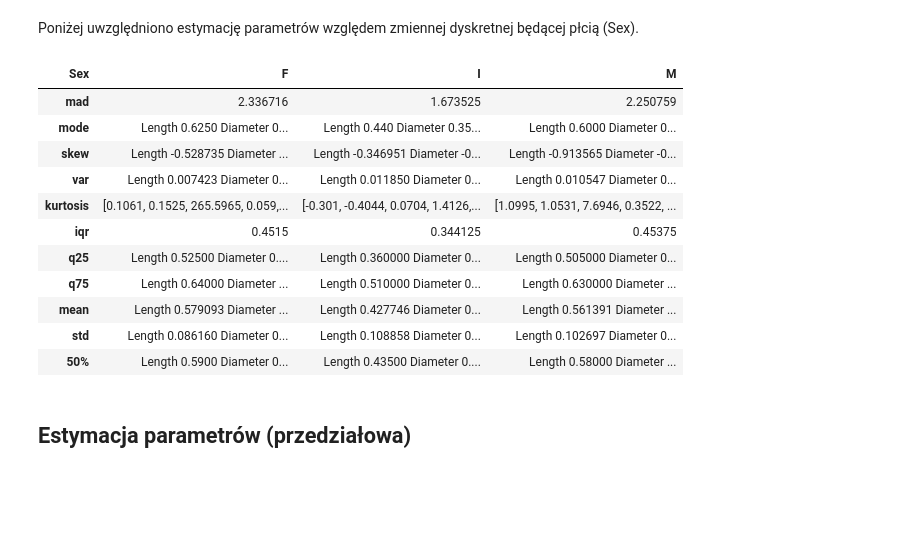
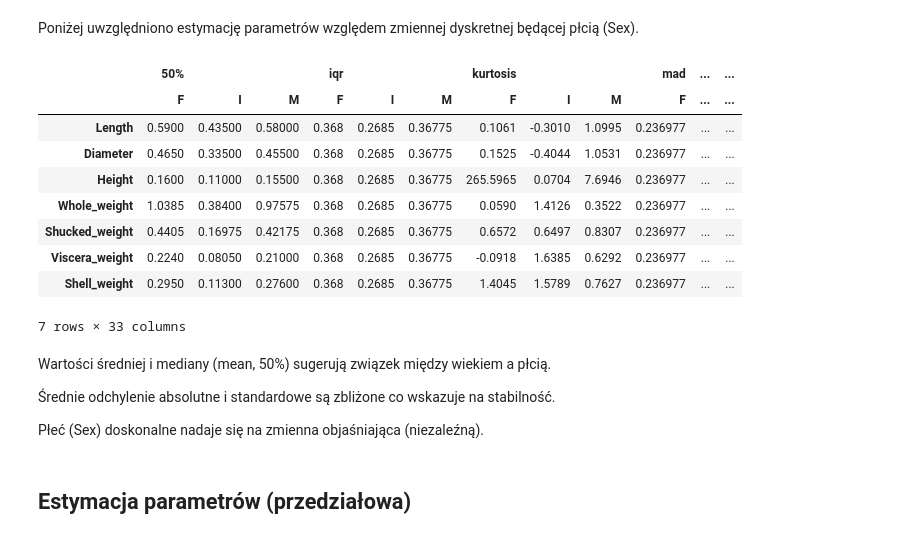
Before and after one commit to czajkowski-szymon/sip, a Jupyter notebook: test.ipynb, the cells around one changed output. Drawn from its saved outputs; the diff is of its cells as text; code cells hidden in the pictures; blank space fills up the shorter version.

```diff
--- a/test.ipynb
+++ b/test.ipynb
@@ -164,41 +164,56 @@ desc[['mean','std','mad','50%','mode','var','kurtosis','skew','iqr','q25','q75']
 # %% [markdown]
 Poniżej uwzględniono estymację parametrów względem zmiennej dyskretnej będącej płcią (Sex).
 # %%
+import pandas as pd
+import numpy as np
 from scipy import stats
 
 def calculate_stats(group):
-    stats_dict = {}
-    stats_dict['mad'] = np.mean(np.abs(group - np.mean(group)))
-    stats_dict['mode'] = group.mode().iloc[0] if not group.mode().empty else np.nan
-    stats_dict['skew'] = group.skew()
-    stats_dict['var'] = group.var()
-    stats_dict['kurtosis'] = np.round( stats.kurtosis(group, nan_policy='omit'), 4)
-    stats_dict['iqr'] = stats.iqr(group)
-    stats_dict['q25'] = group.quantile(0.25)
-    stats_dict['q75'] = group.quantile(0.75)
-    stats_dict['mean'] = group.mean()
-    stats_dict['std'] = group.std()
-    stats_dict['50%'] = group.median()
-    return pd.Series(stats_dict)
+    return pd.DataFrame({
+        'mad': np.mean(np.abs(group - np.mean(group))),
+        'mode': group.mode().iloc[0] if not group.mode().empty else np.nan,
+        'skew': group.skew(),
+        'var': group.var(),
+        'kurtosis': np.round(stats.kurtosis(group, nan_policy='omit'), 4),
+        'iqr': stats.iqr(group),
+        'q25': group.quantile(0.25),
+        'q75': group.quantile(0.75),
+        'mean': group.mean(),
+        'std': group.std(),
+        '50%': group.median()
+    }, index=group.columns)
 
 desc_by_sex = df.groupby("Sex")[numeric_columns].apply(calculate_stats)
 
-desc_by_sex = desc_by_sex.T
+desc_by_sex = desc_by_sex.unstack(level=0)
+
+desc_by_sex.columns = ['{}_{}'.format(stat, sex) for stat, sex in desc_by_sex.columns]
+desc_by_sex = desc_by_sex[[col for stat in ['mad', 'mode', 'skew', 'var', 'kurtosis', 'iqr', 'q25', 'q75', 'mean', 'std', '50%']
+                           for col in sorted(desc_by_sex.columns) if col.startswith(stat)]]
+
+desc_by_sex.columns = pd.MultiIndex.from_tuples([(stat, sex) for stat_sex in desc_by_sex.columns
+                                                  for stat, sex in [stat_sex.split('_')]])
+
+desc_by_sex = desc_by_sex.sort_index(axis=1, level=[0, 1])
 
 desc_by_sex
 # %% [output]
-| Sex | F | I | M |
-| mad | 2.336716 | 1.673525 | 2.250759 |
-| mode | Length 0.6250 Diameter 0... | Length 0.440 Diameter 0.35... | Length 0.6000 Diameter 0... |
-| skew | Length -0.528735 Diameter ... | Length -0.346951 Diameter -0... | Length -0.913565 Diameter -0... |
-| var | Length 0.007423 Diameter 0... | Length 0.011850 Diameter 0... | Length 0.010547 Diameter 0... |
-| kurtosis | [0.1061, 0.1525, 265.5965, 0.059,... | [-0.301, -0.4044, 0.0704, 1.4126,... | [1.0995, 1.0531, 7.6946, 0.3522, ... |
-| iqr | 0.4515 | 0.344125 | 0.45375 |
-| q25 | Length 0.52500 Diameter 0.... | Length 0.360000 Diameter 0... | Length 0.505000 Diameter 0... |
-| q75 | Length 0.64000 Diameter ... | Length 0.510000 Diameter 0... | Length 0.630000 Diameter ... |
-| mean | Length 0.579093 Diameter ... | Length 0.427746 Diameter 0... | Length 0.561391 Diameter ... |
-| std | Length 0.086160 Diameter 0... | Length 0.108858 Diameter 0... | Length 0.102697 Diameter 0... |
-| 50% | Length 0.5900 Diameter 0... | Length 0.43500 Diameter 0.... | Length 0.58000 Diameter ... |
+|  | 50% |  |  | iqr |  |  | kurtosis |  |  | mad | ... | ... |
+|  | F | I | M | F | I | M | F | I | M | F | ... | ... |
+| Length | 0.5900 | 0.43500 | 0.58000 | 0.368 | 0.2685 | 0.36775 | 0.1061 | -0.3010 | 1.0995 | 0.236977 | ... | ... |
+| Diameter | 0.4650 | 0.33500 | 0.45500 | 0.368 | 0.2685 | 0.36775 | 0.1525 | -0.4044 | 1.0531 | 0.236977 | ... | ... |
+| Height | 0.1600 | 0.11000 | 0.15500 | 0.368 | 0.2685 | 0.36775 | 265.5965 | 0.0704 | 7.6946 | 0.236977 | ... | ... |
+| Whole_weight | 1.0385 | 0.38400 | 0.97575 | 0.368 | 0.2685 | 0.36775 | 0.0590 | 1.4126 | 0.3522 | 0.236977 | ... | ... |
+| Shucked_weight | 0.4405 | 0.16975 | 0.42175 | 0.368 | 0.2685 | 0.36775 | 0.6572 | 0.6497 | 0.8307 | 0.236977 | ... | ... |
+| Viscera_weight | 0.2240 | 0.08050 | 0.21000 | 0.368 | 0.2685 | 0.36775 | -0.0918 | 1.6385 | 0.6292 | 0.236977 | ... | ... |
+| Shell_weight | 0.2950 | 0.11300 | 0.27600 | 0.368 | 0.2685 | 0.36775 | 1.4045 | 1.5789 | 0.7627 | 0.236977 | ... | ... |
+7 rows × 33 columns
+# %% [markdown]
+Wartości średniej i mediany (mean, 50%) sugerują związek między wiekiem a płcią.
+
+Średnie odchylenie absolutne i standardowe są zbliżone co wskazuje na stabilność.
+
+Płeć (Sex) doskonalne nadaje się na zmienna objaśniająca (niezaleźną).
 # %% [markdown]
 ## Estymacja parametrów (przedziałowa)
 # %% [markdown]
```
Also changed, not shown: parts of 10 cells of this notebook.
